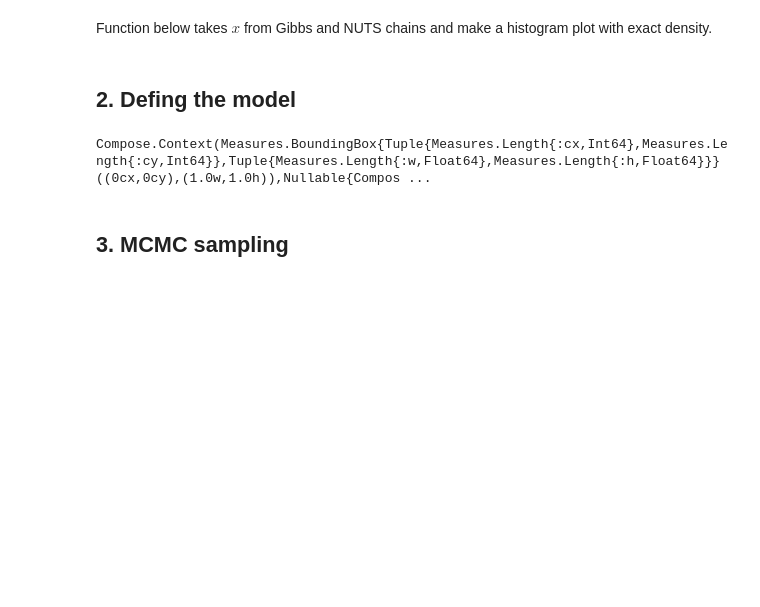
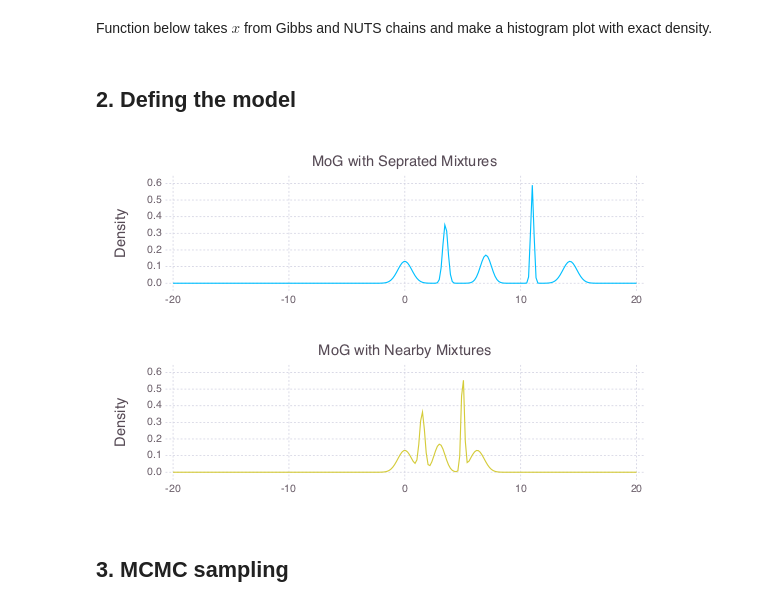
Before and after one commit to TuringLang/Turing.jl, a Jupyter notebook: notebooks/GMM.ipynb, the cells around one changed output. Cells and saved outputs as stored; diff of their text form; code cells hidden in the pictures; blank space fills up the shorter version.

```diff
--- a/notebooks/GMM.ipynb
+++ b/notebooks/GMM.ipynb
@@ -33,12 +33,13 @@ s = [-0.5, -1.5, -0.75,  -2, -0.5]; σ = exp(s);
 μ2 = [   0,    1,     2, 3.5, 4.25] + 0.5 * collect(0:4);
 # %%
 p1 = plot([make_norm_pdf(p, μ1, σ)], -20, 20, Theme(default_color=colors[1]),
-Guide.xlabel(nothing), Guide.ylabel("Density"), Guide.title("MoG with Seprated Mixtures"))
+Guide.xlabel(nothing), Guide.ylabel("Density"), Guide.title("MoG with Seprated Mixtures"));
 p2 = plot([make_norm_pdf(p, μ2, σ)], -20, 20, Theme(default_color=colors[2]),
-Guide.xlabel(nothing), Guide.ylabel("Density"), Guide.title("MoG with Nearby Mixtures"))
-vstack(p1, p2)
+Guide.xlabel(nothing), Guide.ylabel("Density"), Guide.title("MoG with Nearby Mixtures"));
-# %% [output]
-Compose.Context(Measures.BoundingBox{Tuple{Measures.Length{:cx,Int64},Measures.Length{:cy,Int64}},Tuple{Measures.Length{:w,Float64},Measures.Length{:h,Float64}}}((0cx,0cy),(1.0w,1.0h)),Nullable{Compos ...
+# %%
+draw(PNG(15cm, 10cm), vstack(p1, p2));
+# %% [output]
+[figure, added]
 # %% [markdown]
 ## 3. MCMC sampling
 # %% [markdown]
```
Also changed, not shown: parts of 5 cells of this notebook, 3 other files.
